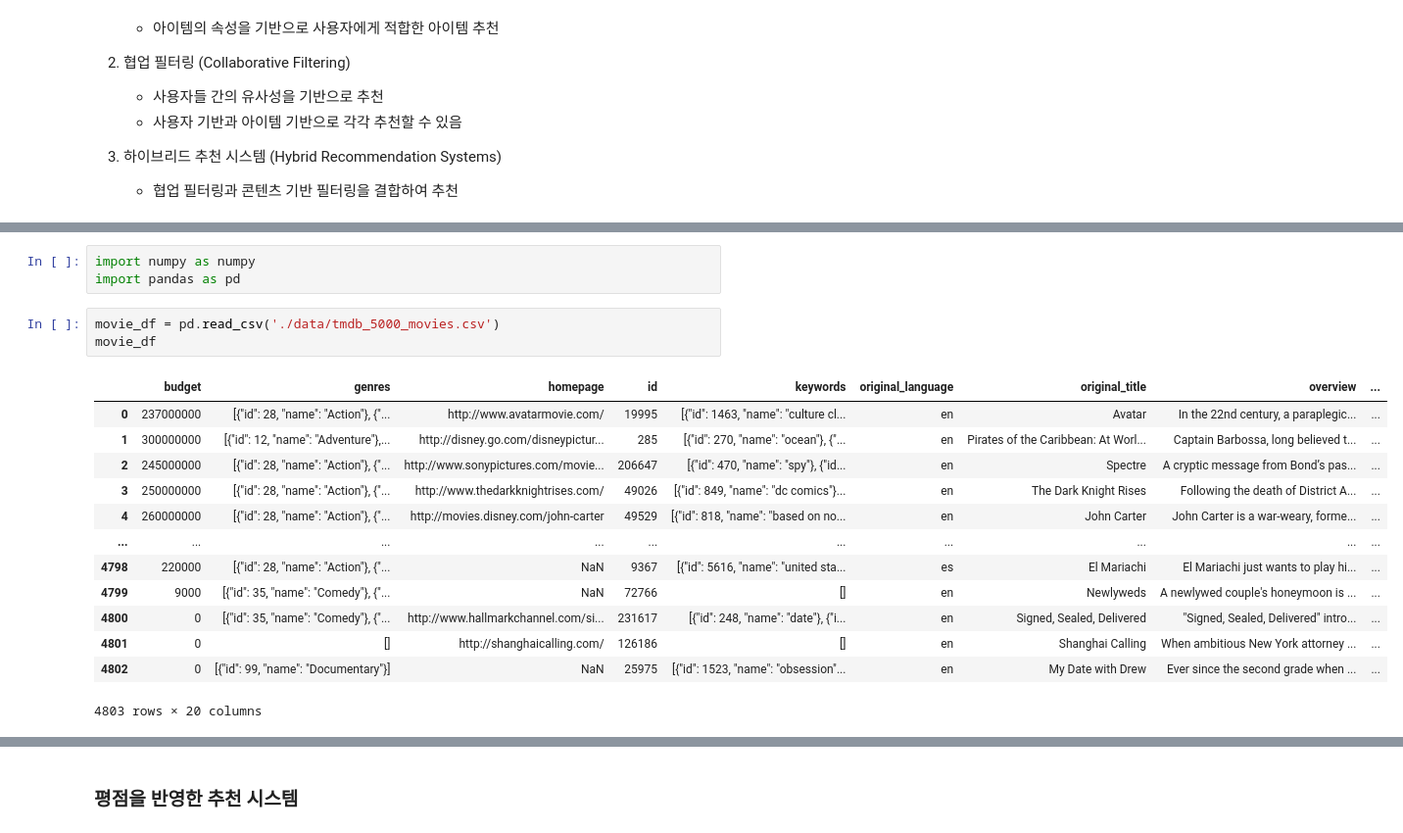
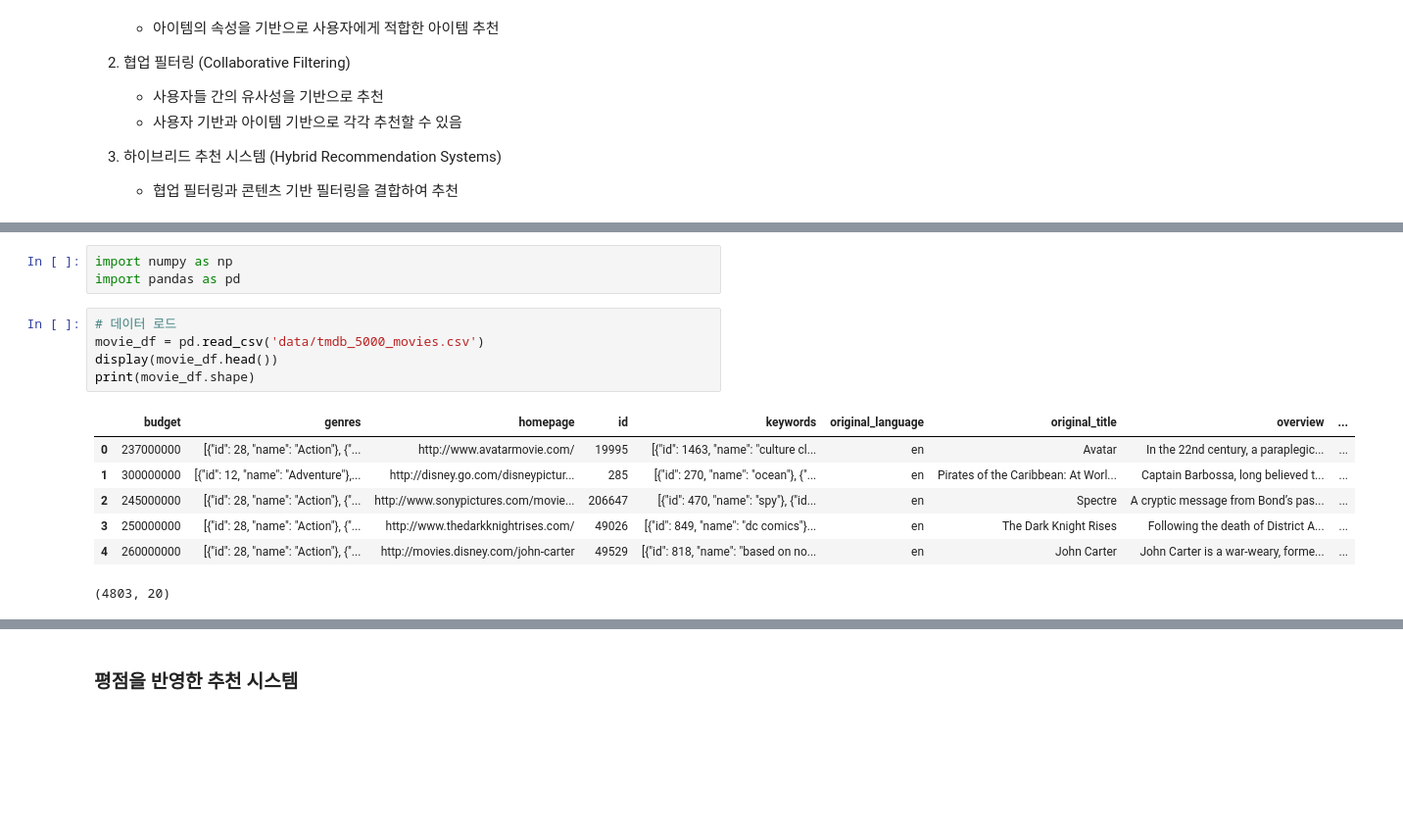
Before and after one commit to ohdyo/AI-learning, a Jupyter notebook: machine-learning/10_recommendation/01_content_based_filtering.ipynb, the cells around one changed output, grey strips where cells are left out. Shown: that part at 98% size. Saved outputs shown, nothing was run; the diff lists cells and outputs as text; blank space fills up the shorter version.

```diff
--- a/machine-learning/10_recommendation/01_content_based_filtering.ipynb
+++ b/machine-learning/10_recommendation/01_content_based_filtering.ipynb
@@ -15,21 +38,17 @@
 # %%
-import numpy as numpy
+import numpy as np
 import pandas as pd
 # %%
-movie_df = pd.read_csv('./data/tmdb_5000_movies.csv')
-movie_df
+# 데이터 로드
+movie_df = pd.read_csv('data/tmdb_5000_movies.csv')
+display(movie_df.head())
+print(movie_df.shape)
 # %% [output]
 |  | budget | genres | homepage | id | keywords | original_language | original_title | overview | ... |
 | 0 | 237000000 | [{"id": 28, "name": "Action"}, {"... | http://www.avatarmovie.com/ | 19995 | [{"id": 1463, "name": "culture cl... | en | Avatar | In the 22nd century, a paraplegic... | ... |
 | 1 | 300000000 | [{"id": 12, "name": "Adventure"},... | http://disney.go.com/disneypictur... | 285 | [{"id": 270, "name": "ocean"}, {"... | en | Pirates of the Caribbean: At Worl... | Captain Barbossa, long believed t... | ... |
 | 2 | 245000000 | [{"id": 28, "name": "Action"}, {"... | http://www.sonypictures.com/movie... | 206647 | [{"id": 470, "name": "spy"}, {"id... | en | Spectre | A cryptic message from Bond’s pas... | ... |
 | 3 | 250000000 | [{"id": 28, "name": "Action"}, {"... | http://www.thedarkknightrises.com/ | 49026 | [{"id": 849, "name": "dc comics"}... | en | The Dark Knight Rises | Following the death of District A... | ... |
 | 4 | 260000000 | [{"id": 28, "name": "Action"}, {"... | http://movies.disney.com/john-carter | 49529 | [{"id": 818, "name": "based on no... | en | John Carter | John Carter is a war-weary, forme... | ... |
-| ... | ... | ... | ... | ... | ... | ... | ... | ... | ... |
-| 4798 | 220000 | [{"id": 28, "name": "Action"}, {"... | NaN | 9367 | [{"id": 5616, "name": "united sta... | es | El Mariachi | El Mariachi just wants to play hi... | ... |
-| 4799 | 9000 | [{"id": 35, "name": "Comedy"}, {"... | NaN | 72766 | [] | en | Newlyweds | A newlywed couple's honeymoon is ... | ... |
-| 4800 | 0 | [{"id": 35, "name": "Comedy"}, {"... | http://www.hallmarkchannel.com/si... | 231617 | [{"id": 248, "name": "date"}, {"i... | en | Signed, Sealed, Delivered | "Signed, Sealed, Delivered" intro... | ... |
-| 4801 | 0 | [] | http://shanghaicalling.com/ | 126186 | [] | en | Shanghai Calling | When ambitious New York attorney ... | ... |
-| 4802 | 0 | [{"id": 99, "name": "Documentary"}] | NaN | 25975 | [{"id": 1523, "name": "obsession"... | en | My Date with Drew | Ever since the second grade when ... | ... |
-4803 rows × 20 columns
+(4803, 20)
 # %%
```
Also changed, not shown: parts of 19 cells of this notebook, 31 other files.
